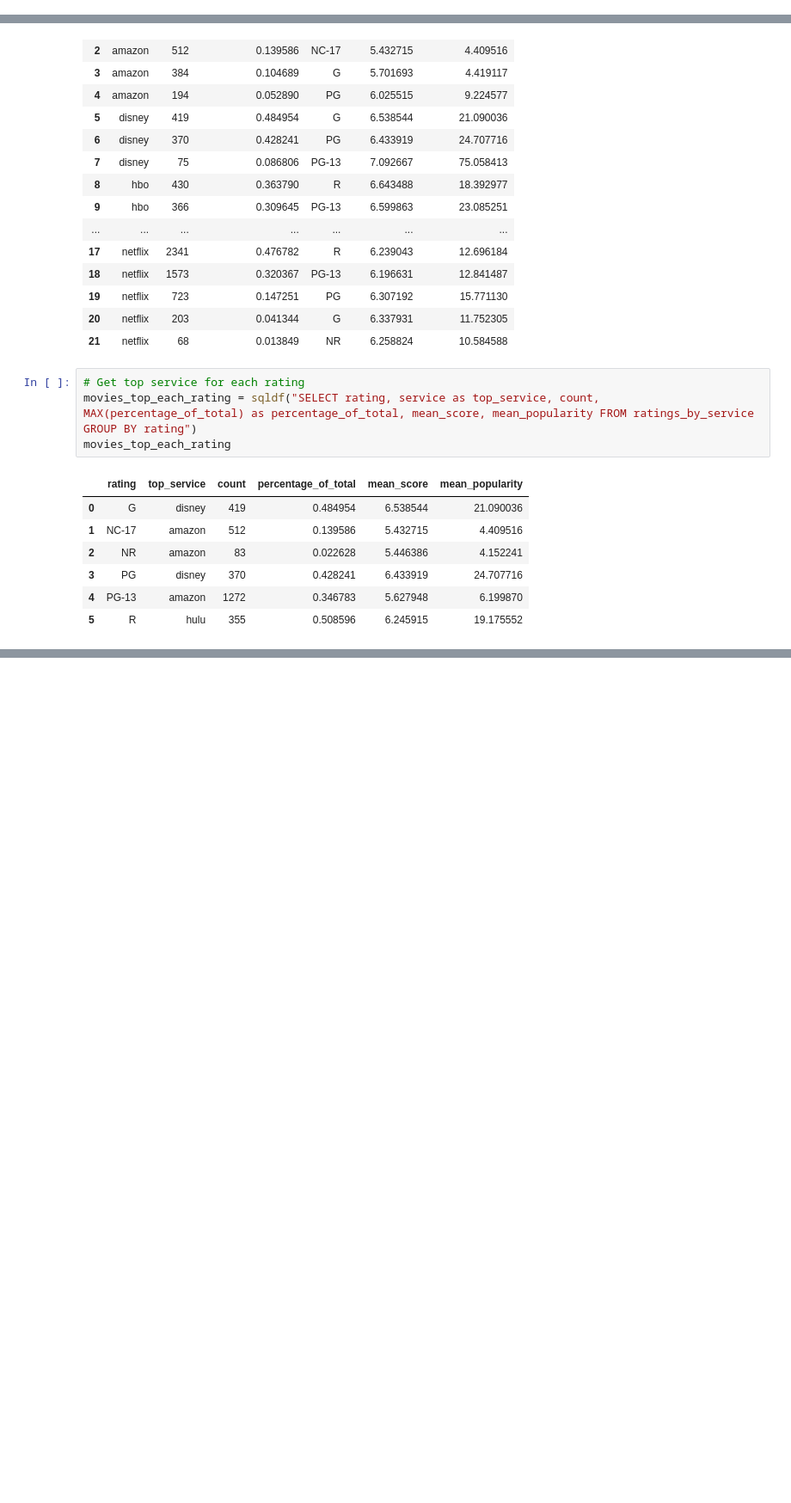
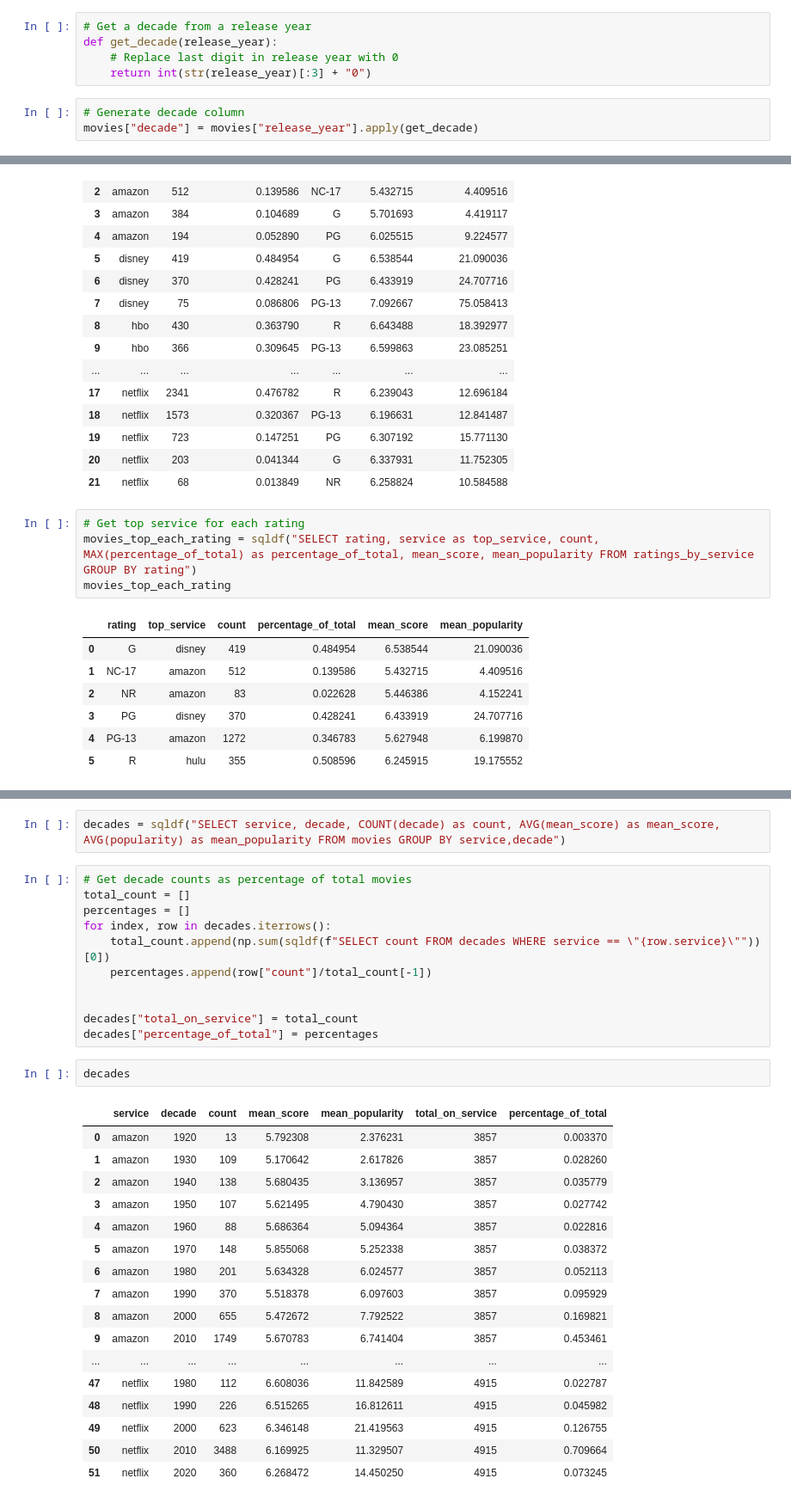
Before and after one commit to zlee1/StreamingServiceAnalysis, a Jupyter notebook: main_data_collection.ipynb, the cells around one changed output, grey strips where cells are left out. Shown at 86% size. Drawn from its saved outputs; the diff is of its cells as text; blank space fills up the shorter version.

Commit message:
added decade preferences and data generation

```diff
--- a/main_data_collection.ipynb
+++ b/main_data_collection.ipynb
@@ -229,0 +232,8 @@ movies
+# %%
+# Get a decade from a release year
+def get_decade(release_year):
+    # Replace last digit in release year with 0
+    return int(str(release_year)[:3] + "0")
+# %%
+# Generate decade column
+movies["decade"] = movies["release_year"].apply(get_decade)
@@ -460,0 +480,33 @@ movies_top_each_rating
+# %%
+decades = sqldf("SELECT service, decade, COUNT(decade) as count, AVG(mean_score) as mean_score, AVG(popularity) as mean_popularity FROM movies GROUP BY service,decade")
+# %%
+# Get decade counts as percentage of total movies
+total_count = []
+percentages = []
+for index, row in decades.iterrows():
+    total_count.append(np.sum(sqldf(f"SELECT count FROM decades WHERE service == \"{row.service}\""))[0])
+    percentages.append(row["count"]/total_count[-1])
+
+
+decades["total_on_service"] = total_count
+decades["percentage_of_total"] = percentages
+# %%
+decades
+# %% [output]
+|  | service | decade | count | mean_score | mean_popularity | total_on_service | percentage_of_total |
+| 0 | amazon | 1920 | 13 | 5.792308 | 2.376231 | 3857 | 0.003370 |
+| 1 | amazon | 1930 | 109 | 5.170642 | 2.617826 | 3857 | 0.028260 |
+| 2 | amazon | 1940 | 138 | 5.680435 | 3.136957 | 3857 | 0.035779 |
+| 3 | amazon | 1950 | 107 | 5.621495 | 4.790430 | 3857 | 0.027742 |
+| 4 | amazon | 1960 | 88 | 5.686364 | 5.094364 | 3857 | 0.022816 |
+| 5 | amazon | 1970 | 148 | 5.855068 | 5.252338 | 3857 | 0.038372 |
+| 6 | amazon | 1980 | 201 | 5.634328 | 6.024577 | 3857 | 0.052113 |
+| 7 | amazon | 1990 | 370 | 5.518378 | 6.097603 | 3857 | 0.095929 |
+| 8 | amazon | 2000 | 655 | 5.472672 | 7.792522 | 3857 | 0.169821 |
+| 9 | amazon | 2010 | 1749 | 5.670783 | 6.741404 | 3857 | 0.453461 |
+| ... | ... | ... | ... | ... | ... | ... | ... |
+| 47 | netflix | 1980 | 112 | 6.608036 | 11.842589 | 4915 | 0.022787 |
+| 48 | netflix | 1990 | 226 | 6.515265 | 16.812611 | 4915 | 0.045982 |
+| 49 | netflix | 2000 | 623 | 6.346148 | 21.419563 | 4915 | 0.126755 |
+| 50 | netflix | 2010 | 3488 | 6.169925 | 11.329507 | 4915 | 0.709664 |
+| 51 | netflix | 2020 | 360 | 6.268472 | 14.450250 | 4915 | 0.073245 |
```
Also changed, not shown: parts of 10 cells of this notebook, 4 other files.
